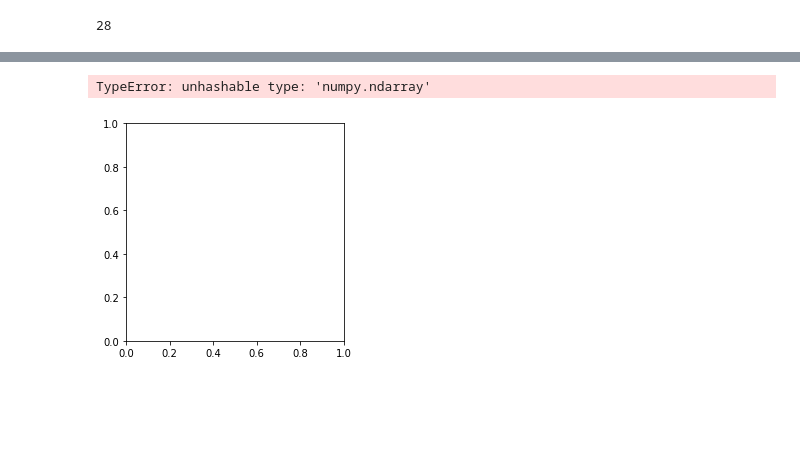
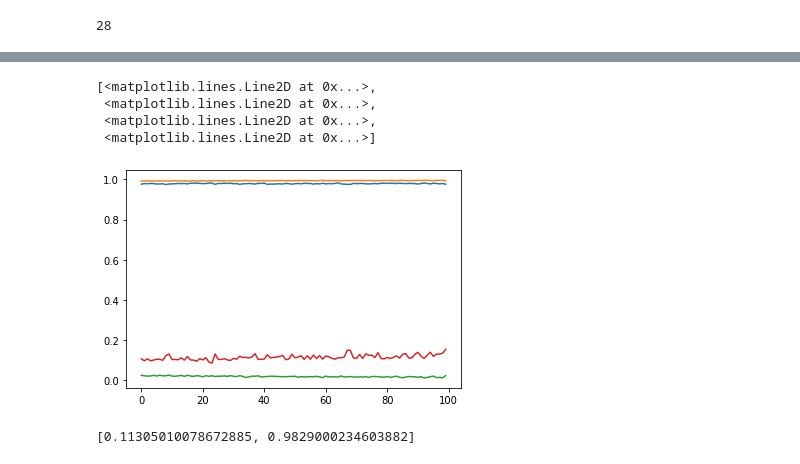
Before and after one commit to JoseIgnacioRetamalThomsen/Emerging-Technologies-Assessment-2019, a Jupyter notebook: Model.ipynb, the cells around one changed output, grey strips where cells are left out. Drawn from its saved outputs; the diff is of its cells as text; code cells hidden in the pictures; blank space fills up the shorter version.

```diff
--- a/Model.ipynb
+++ b/Model.ipynb
@@ -66,0 +213,3 @@ import matplotlib.pyplot as plt
+# %%
+cbk = CustomModelCheckpoint()
+history_callback = model.fit(img_train, lbl_train, validation_data=(img_test,lbl_test), epochs=epoch, batch_size=100, callbacks=[cbk])
@@ -66,0 +274,12 @@ import matplotlib.pyplot as plt
+# %%
+model = kr.models.Sequential()
+model.add(kr.layers.Dense(units=512, input_dim=784, activation='relu'))
+model.add(kr.layers.Dropout(0.01))
+model.add(kr.layers.Dense(units=98, activation='relu'))
+model.add(kr.layers.Dropout(0.1))
+model.add(kr.layers.Dense(units=10, activation='softmax'))
+model.compile(loss='categorical_crossentropy',optimizer='adam', metrics=['accuracy'])
+# %%
+epoch = 100
+history_callback = model.fit(img_train, lbl_train, validation_data=(img_test,lbl_test), epochs=epoch, batch_size=100
+                             , callbacks=[cbk])
@@ -67,7 +304,20 @@ import matplotlib.pyplot as plt
+# %%
+val_accuracy = np.array(history_callback.history['val_accuracy'])
+val_loss =  np.array(history_callback.history['val_loss'])
+accuracy =  np.array(history_callback.history['accuracy'])
+loss =  np.array(history_callback.history['loss'])
 # %%
-img = list(img_train[0])
-x = np.arange(0.0, 784, 1)
-plt.imshow(x,x)
+
+x = np.arange(0.0, epoch, 1)
+plt.plot(x,val_accuracy,x,accuracy,x,loss,x,val_loss)
 # %% [output]
-TypeError: unhashable type: 'numpy.ndarray'
+[<matplotlib.lines.Line2D at 0x...>,
+ <matplotlib.lines.Line2D at 0x...>,
+ <matplotlib.lines.Line2D at 0x...>,
+ <matplotlib.lines.Line2D at 0x...>]
-[figure, old version]
+[figure, new version]
+# %%
+score = kr.models.load_model('./model1.h5').evaluate(img_test, lbl_test, verbose=0)
+score
+# %% [output]
+[0.11305010078672885, 0.9829000234603882]
```
Also changed, not shown: parts of 54 cells of this notebook, 2 other files.
